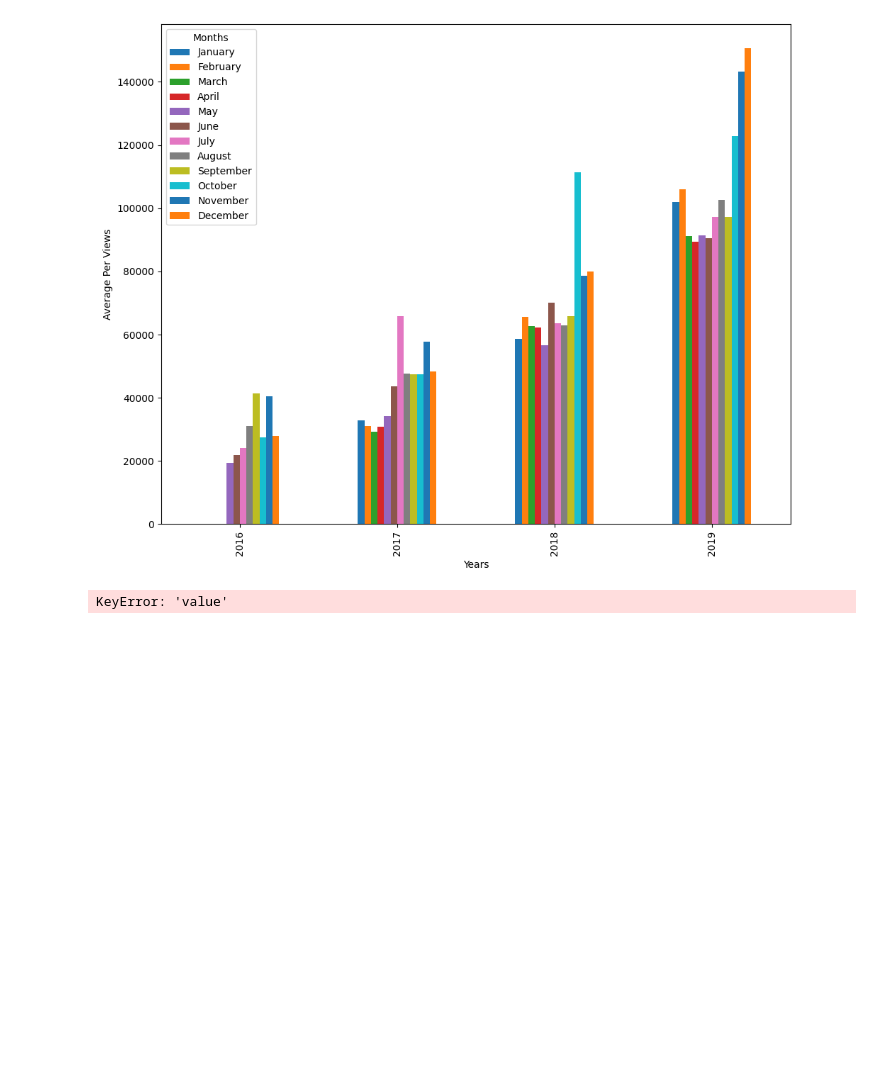
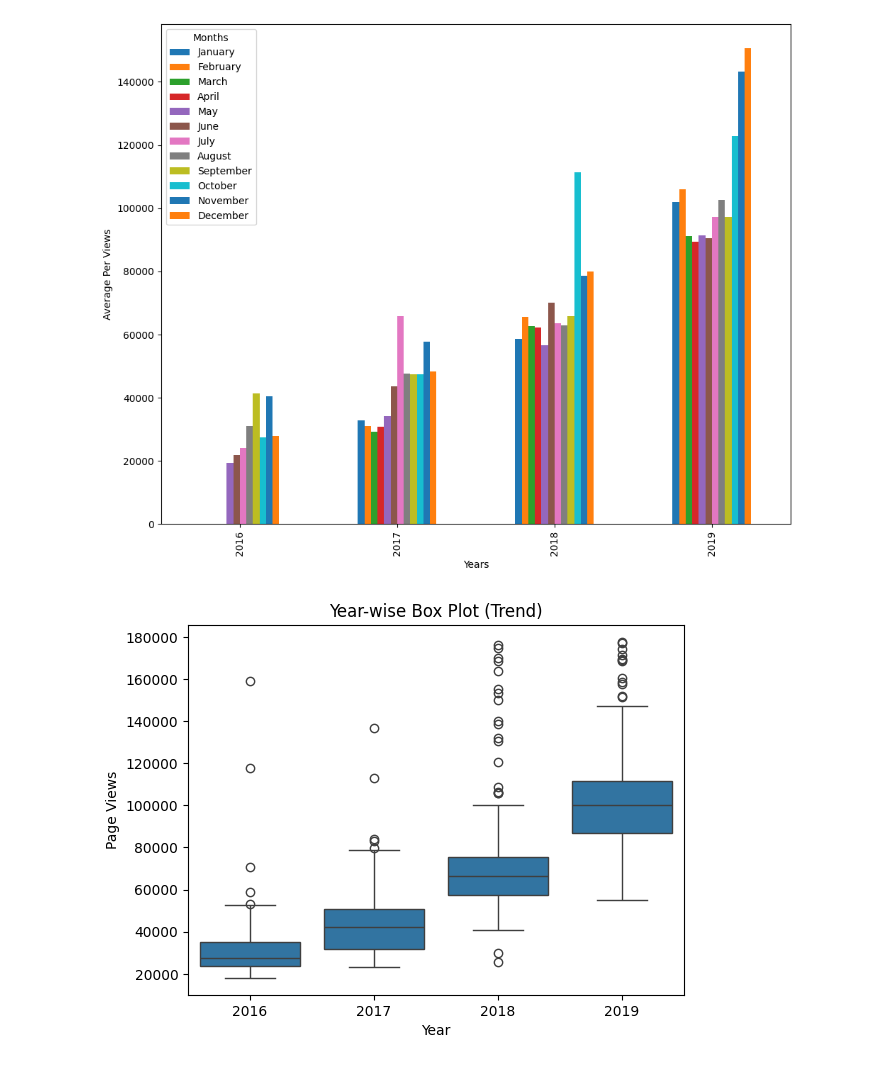
Before and after one commit to macosta7/curso_python, a Jupyter notebook: exercicio4/jupyter.ipynb, the cells around one changed output. Cells and saved outputs as stored; diff of their text form; code cells hidden in the pictures; blank space fills up the shorter version.

```diff
--- a/exercicio4/jupyter.ipynb
+++ b/exercicio4/jupyter.ipynb
@@ -62,16 +62,17 @@ draw_bar_plot()
 # %%
 # Create a draw_box_plot function that uses Seaborn to draw two adjacent box plots similar to "examples/Figure_3.png". These box plots should show how the values are distributed within a given year or month and how it compares over time. The title of the first chart should be Year-wise Box Plot (Trend) and the title of the second chart should be Month-wise Box Plot (Seasonality). Make sure the month labels on bottom start at Jan and the x and y axis are labeled correctly. The boilerplate includes commands to prepare the data.
 
 def draw_box_plot():
     df['date'] = pd.to_datetime(df.index)
     df['year'] = df['date'].dt.year
+    df['month'] = df['date'].dt.month
 
-    sns.boxplot(df['year'], df['value'])
-    sns.title('Year-wise Box Plot (Trend)')
-    sns.xlabel('Year')
-    sns.ylabel('Page Views')
-    sns.show()
+    sns.boxplot(x=df['year'], y=df['value'])
+    plt.title('Year-wise Box Plot (Trend)')
+    plt.xlabel('Year')
+    plt.ylabel('Page Views')
+    plt.show()
 
 draw_box_plot()
 # %% [output]
-KeyError: 'value'
+[figure, added]
```
Also changed, not shown: parts of 3 cells of this notebook, 1 other file.
